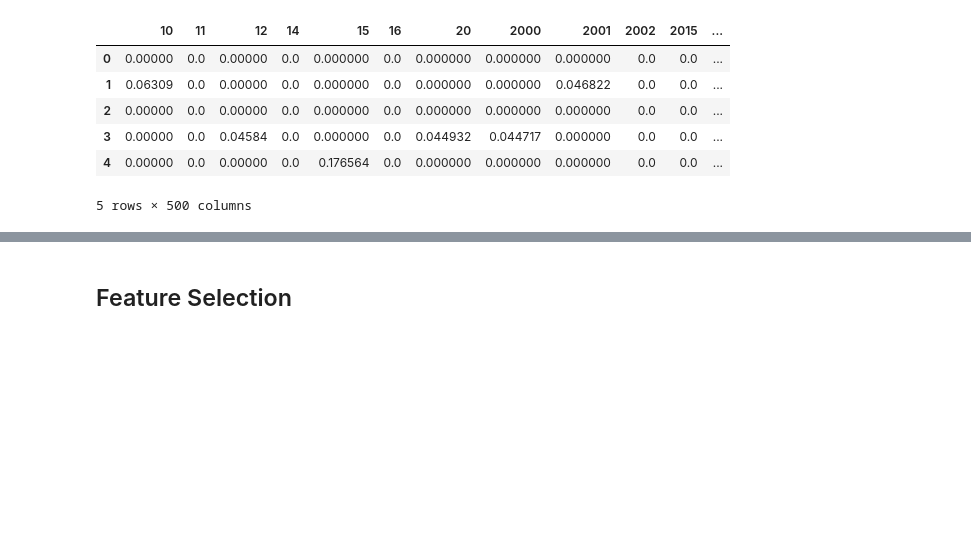
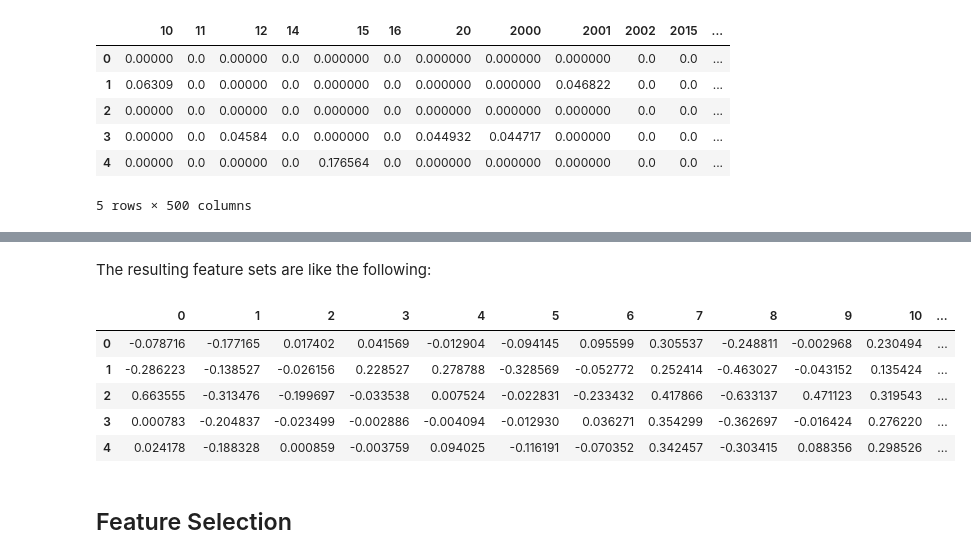
Before and after one commit to liakoyras/thesis-phishing-email-detection, a Jupyter notebook: Text Feature Extraction and Feature Selection.ipynb, the cells around one changed output, grey strips where cells are left out. Cells and saved outputs as stored; diff of their text form; code cells hidden in the pictures; blank space fills up the shorter version.

Commit message:
Create Word2Vec features for the datasets

```diff
--- a/Text Feature Extraction and Feature Selection.ipynb
+++ b/Text Feature Extraction and Feature Selection.ipynb
@@ -47,0 +55,6 @@ tfidf_test_1.head()
+# %%
+word2vec_1 = util.word2vec_features(train_1['body'], test_1['body'], vector_size=100, min_count=5)
+# %%
+word2vec_train_1 = word2vec_1['word2vec_train']
+word2vec_test_1 = word2vec_1['word2vec_test']
+word2vec_model_1 = word2vec_1['vectorizer']
@@ -48,3 +67,14 @@ tfidf_test_1.head()
+# %% [markdown]
+The resulting feature sets are like the following:
+# %%
+word2vec_test_1.head()
+# %% [output]
+|  | 0 | 1 | 2 | 3 | 4 | 5 | 6 | 7 | 8 | 9 | 10 | ... |
+| 0 | -0.078716 | -0.177165 | 0.017402 | 0.041569 | -0.012904 | -0.094145 | 0.095599 | 0.305537 | -0.248811 | -0.002968 | 0.230494 | ... |
+| 1 | -0.286223 | -0.138527 | -0.026156 | 0.228527 | 0.278788 | -0.328569 | -0.052772 | 0.252414 | -0.463027 | -0.043152 | 0.135424 | ... |
+| 2 | 0.663555 | -0.313476 | -0.199697 | -0.033538 | 0.007524 | -0.022831 | -0.233432 | 0.417866 | -0.633137 | 0.471123 | 0.319543 | ... |
+| 3 | 0.000783 | -0.204837 | -0.023499 | -0.002886 | -0.004094 | -0.012930 | 0.036271 | 0.354299 | -0.362697 | -0.016424 | 0.276220 | ... |
+| 4 | 0.024178 | -0.188328 | 0.000859 | -0.003759 | 0.094025 | -0.116191 | -0.070352 | 0.342457 | -0.303415 | 0.088356 | 0.298526 | ... |
 # %% [markdown]
 ## Feature Selection
 # %% [markdown]
```
Also changed, not shown: parts of 9 cells of this notebook.
